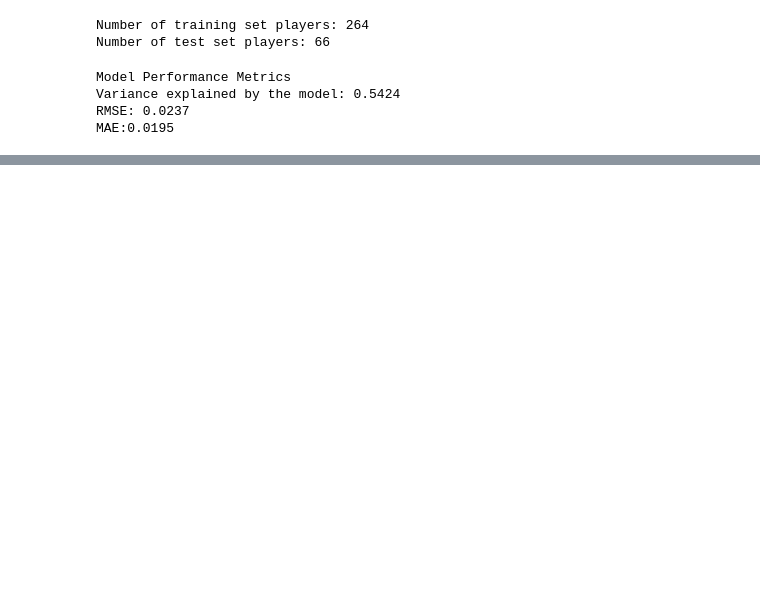
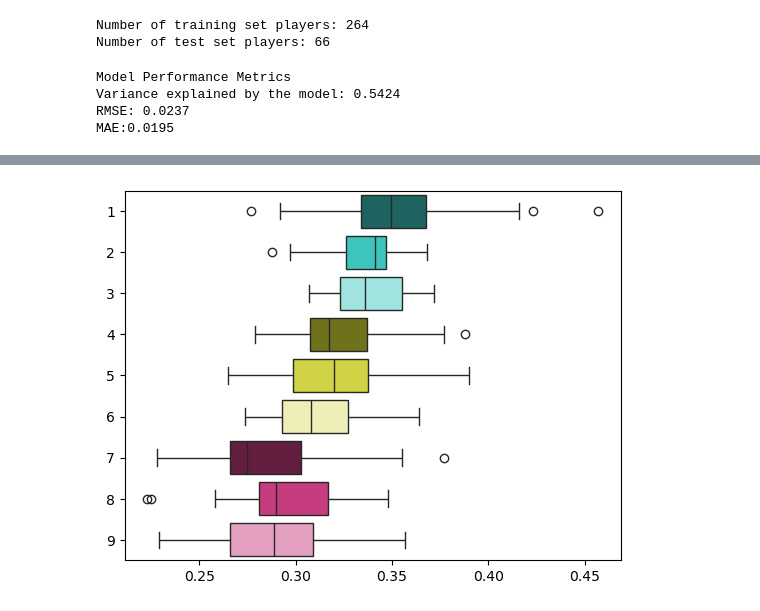
Before and after one commit to lucas-ben/mba-business-analytics, a Jupyter notebook: Data Science/simdec_example.ipynb, the cells around one changed output, grey strips where cells are left out. Cells and saved outputs as stored; diff of their text form; code cells hidden in the pictures; blank space fills up the shorter version.

```diff
--- a/Data Science/simdec_example.ipynb
+++ b/Data Science/simdec_example.ipynb
@@ -55,0 +177,5 @@ MAE:0.0195
+# %%
+fig, ax = plt.subplots()
+ax = visualization(bins=res.bins, palette=palette, kind="boxplot", ax=ax)
+# %% [output]
+[figure, added]
```
Also changed, not shown: parts of 11 cells of this notebook.
